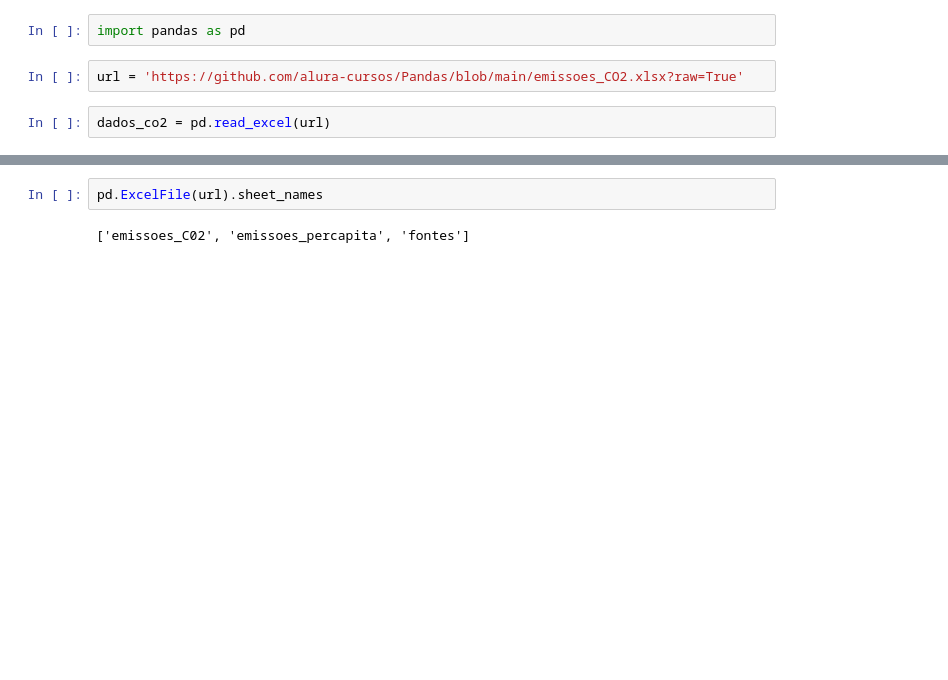
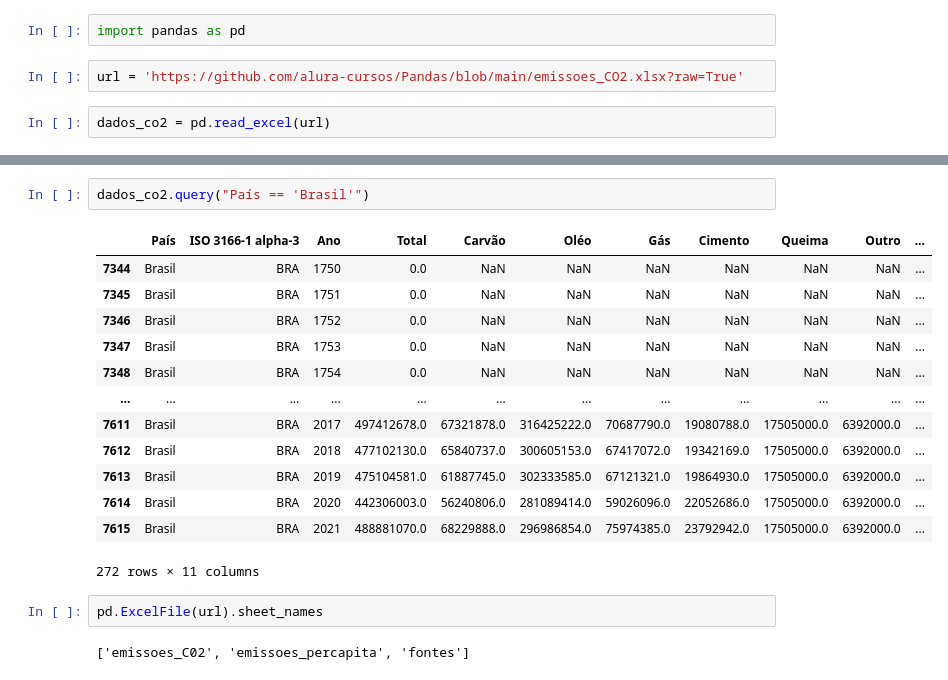
Before and after one commit to Martinsbrandao/Python_Data_science, a Jupyter notebook: Pandas_IO_diferentes_formatos_de_arquivos/codigo----.ipynb, the cells around one changed output, grey strips where cells are left out. Drawn from its saved outputs; the diff is of its cells as text; blank space fills up the shorter version.

```diff
--- a/Pandas_IO_diferentes_formatos_de_arquivos/codigo----.ipynb
+++ b/Pandas_IO_diferentes_formatos_de_arquivos/codigo----.ipynb
@@ -167,3 +188,19 @@ dados_co2.head()
+# %%
+dados_co2.query("País == 'Brasil'")
+# %% [output]
+|  | País | ISO 3166-1 alpha-3 | Ano | Total | Carvão | Oléo | Gás | Cimento | Queima | Outro | ... |
+| 7344 | Brasil | BRA | 1750 | 0.0 | NaN | NaN | NaN | NaN | NaN | NaN | ... |
+| 7345 | Brasil | BRA | 1751 | 0.0 | NaN | NaN | NaN | NaN | NaN | NaN | ... |
+| 7346 | Brasil | BRA | 1752 | 0.0 | NaN | NaN | NaN | NaN | NaN | NaN | ... |
+| 7347 | Brasil | BRA | 1753 | 0.0 | NaN | NaN | NaN | NaN | NaN | NaN | ... |
+| 7348 | Brasil | BRA | 1754 | 0.0 | NaN | NaN | NaN | NaN | NaN | NaN | ... |
+| ... | ... | ... | ... | ... | ... | ... | ... | ... | ... | ... | ... |
+| 7611 | Brasil | BRA | 2017 | 497412678.0 | 67321878.0 | 316425222.0 | 70687790.0 | 19080788.0 | 17505000.0 | 6392000.0 | ... |
+| 7612 | Brasil | BRA | 2018 | 477102130.0 | 65840737.0 | 300605153.0 | 67417072.0 | 19342169.0 | 17505000.0 | 6392000.0 | ... |
+| 7613 | Brasil | BRA | 2019 | 475104581.0 | 61887745.0 | 302333585.0 | 67121321.0 | 19864930.0 | 17505000.0 | 6392000.0 | ... |
+| 7614 | Brasil | BRA | 2020 | 442306003.0 | 56240806.0 | 281089414.0 | 59026096.0 | 22052686.0 | 17505000.0 | 6392000.0 | ... |
+| 7615 | Brasil | BRA | 2021 | 488881070.0 | 68229888.0 | 296986854.0 | 75974385.0 | 23792942.0 | 17505000.0 | 6392000.0 | ... |
+272 rows × 11 columns
 # %%
 pd.ExcelFile(url).sheet_names
 # %% [output]
```
Also changed, not shown: parts of 29 cells of this notebook.
